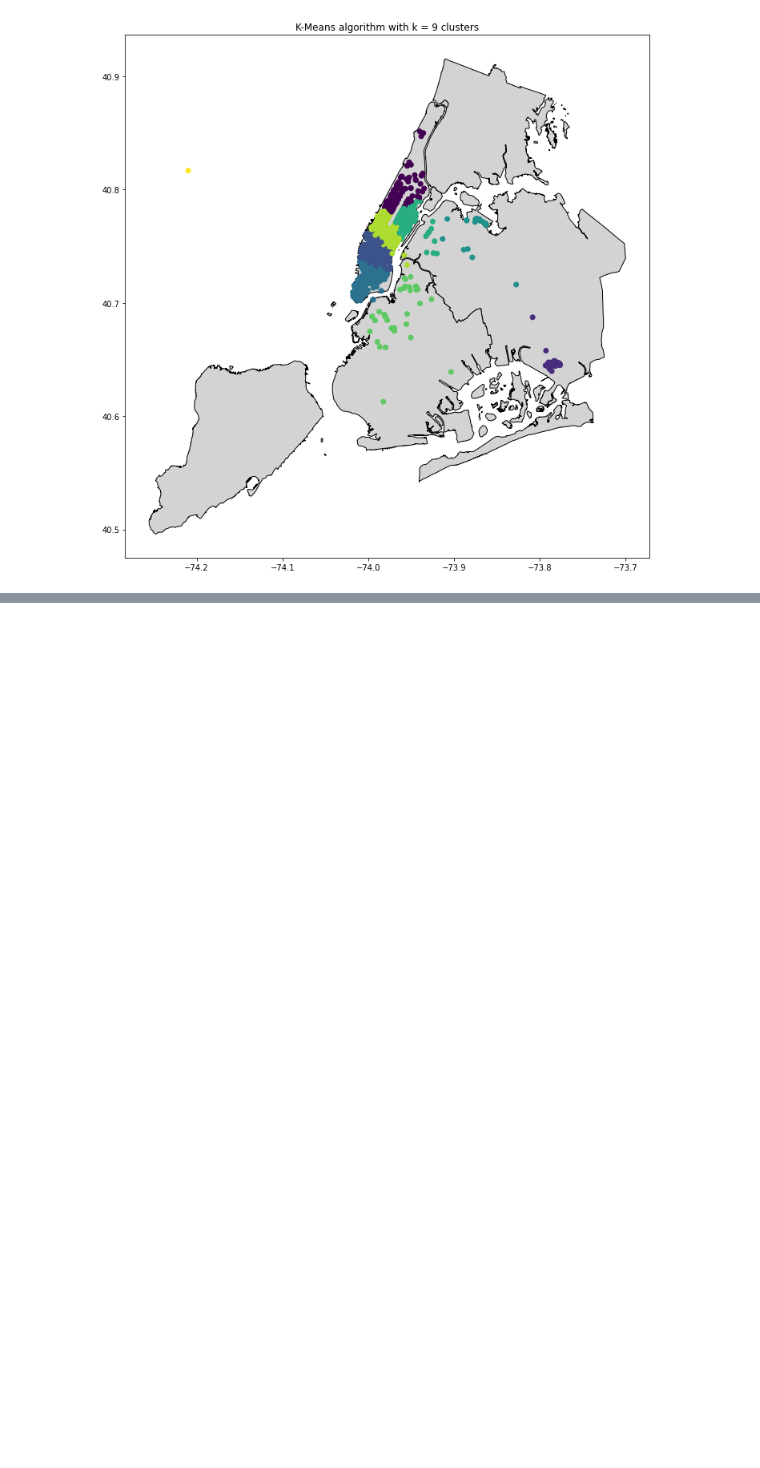
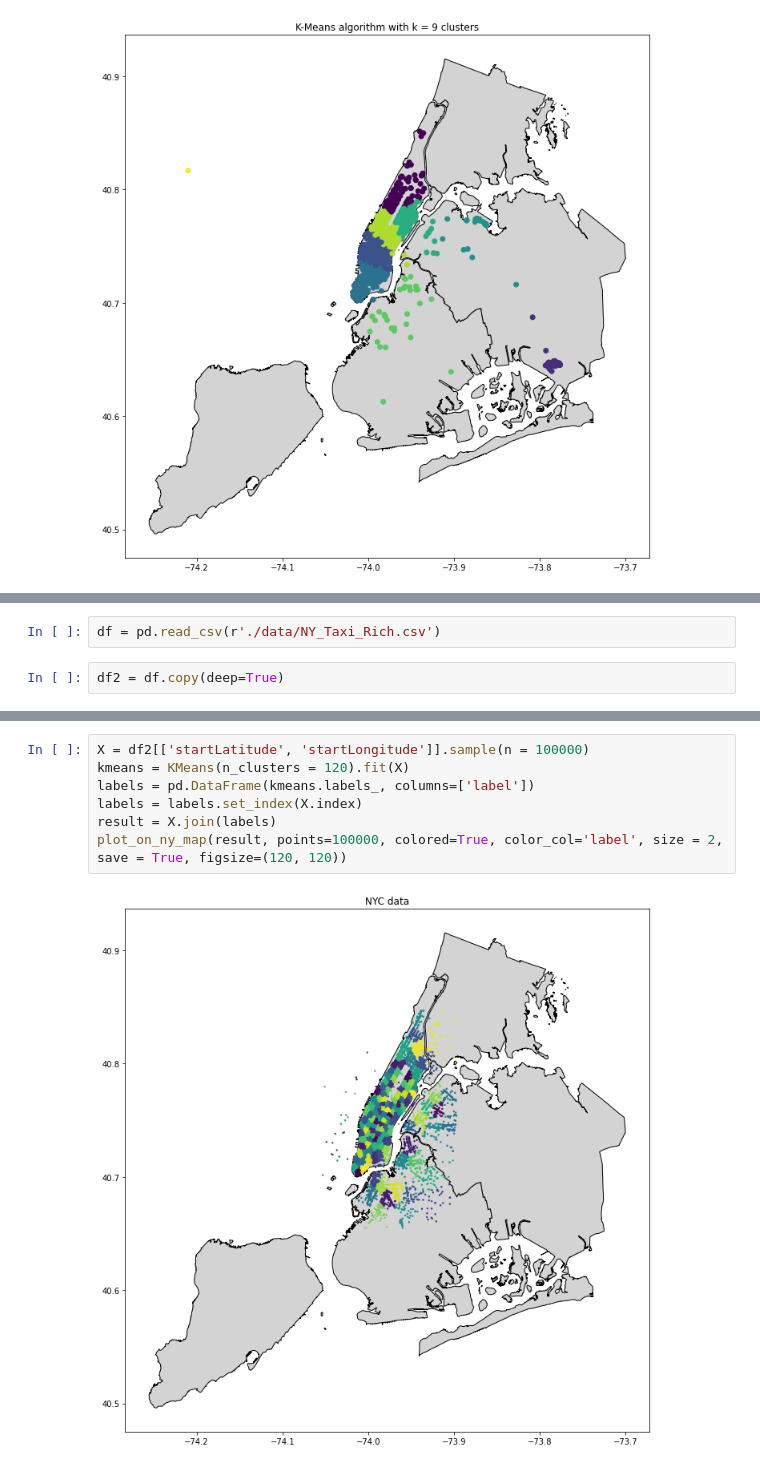
Before and after one commit to David-27/das-taxi, a Jupyter notebook: Clustering algorithms.ipynb, the cells around one changed output, grey strips where cells are left out. Cells and saved outputs as stored; diff of their text form; blank space fills up the shorter version.

```diff
--- a/Clustering algorithms.ipynb
+++ b/Clustering algorithms.ipynb
@@ -196,0 +206,4 @@ for k in range(4, 10):
+# %%
+df = pd.read_csv(r'./data/NY_Taxi_Rich.csv')
+# %%
+df2 = df.copy(deep=True)
@@ -196,0 +229,9 @@ for k in range(4, 10):
+# %%
+X = df2[['startLatitude', 'startLongitude']].sample(n = 100000)
+kmeans = KMeans(n_clusters = 120).fit(X)
+labels = pd.DataFrame(kmeans.labels_, columns=['label'])
+labels = labels.set_index(X.index)
+result = X.join(labels)
+plot_on_ny_map(result, points=100000, colored=True, color_col='label', size = 2, save = True, figsize=(120, 120))
+# %% [output]
+[figure, added]
```
Also changed, not shown: parts of 5 cells of this notebook.
